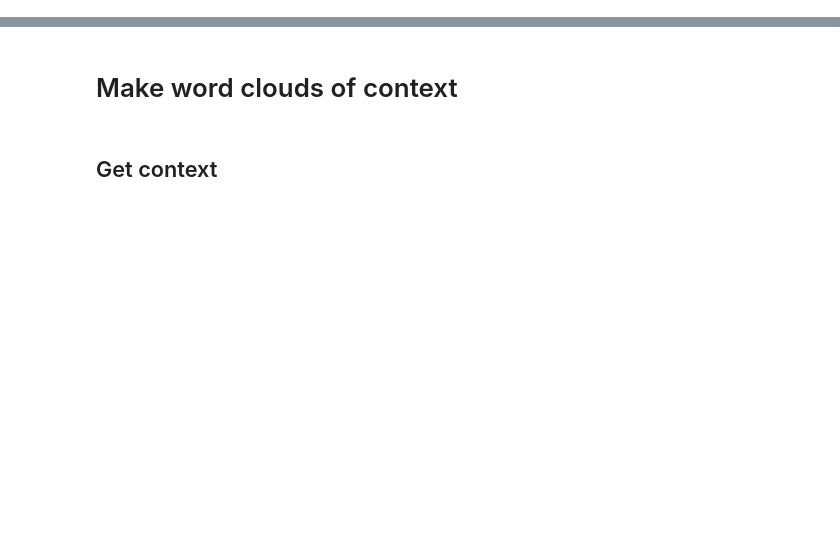
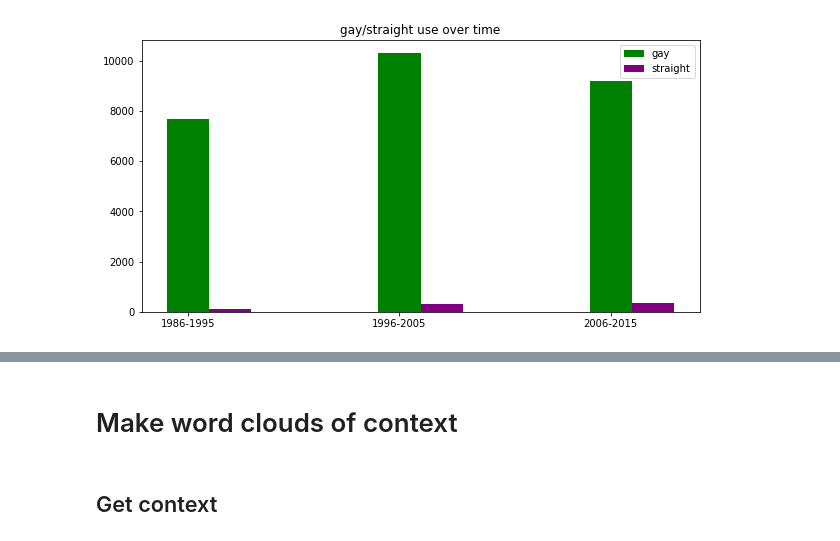
Before and after one commit to michaelmilleryoder/comp-ethics, a Jupyter notebook: jupyter/hw1.ipynb, the cells around one changed output, grey strips where cells are left out. Drawn from its saved outputs; the diff is of its cells as text; code cells hidden in the pictures; blank space fills up the shorter version.

```diff
--- a/jupyter/hw1.ipynb
+++ b/jupyter/hw1.ipynb
@@ -5,0 +213,5 @@ from tqdm import tqdm_notebook as tqdm
+# %%
+# Load LGBTQ corpus
+lgbtq_data = pd.read_pickle('/usr0/home/mamille2/11-830_data/hw1/lgbt_news_corpus.pkl')
+print(lgbtq_data.columns)
+print(len(lgbtq_data))
@@ -5,0 +264,6 @@ from tqdm import tqdm_notebook as tqdm
+# %%
+toks_yr = {}
+for db in date_bins:
+    toks_yr[db] = Counter([t for d in data_yr[db]['toks'].tolist() for t in d])
+
+len(toks_yr)
@@ -5,0 +272,10 @@ from tqdm import tqdm_notebook as tqdm
+# %%
+# Get term frequencies by year
+freqs_yr = {}
+
+for db in date_bins:
+    freqs_yr[db] = {}
+    for t0, t1 in binaries:
+        freqs_yr[db][(t0, t1)] = (toks_yr[db][t0], toks_yr[db][t1])
+
+freqs_yr
@@ -5,0 +292,25 @@ from tqdm import tqdm_notebook as tqdm
+# %%
+# Graph binaries frequencies by year
+
+binary = ('gay', 'straight')
+
+comparison = {
+    binary[0]: [freqs_yr[db][binary][0] for db in sorted(date_bins.keys())],
+    binary[1]: [freqs_yr[db][binary][1] for db in sorted(date_bins.keys())]
+}
+
+x = np.array(range(len(comparison[binary[0]])))
+
+plt.figure(figsize=(10,5))
+plt.title(f"{binary[0]}/{binary[1]} use over time")
+labels = sorted(date_bins.keys())
+ax = plt.subplot(111)
+ax.bar(x, comparison[binary[0]], width=0.2,color='g',align='center')
+ax.bar(x+0.2, comparison[binary[1]], width=0.2,color='purple',align='center')
+ax.legend(binary)
+
+plt.xticks(x,labels)
+plt.savefig(f'/usr0/home/mamille2/11-830_data/hw1/{binary[0]}_{binary[1]}_time.png', dpi=200)
+plt.show()
+# %% [output]
+[figure, added]
```
Also changed, not shown: parts of 103 cells of this notebook, 2 other files.
